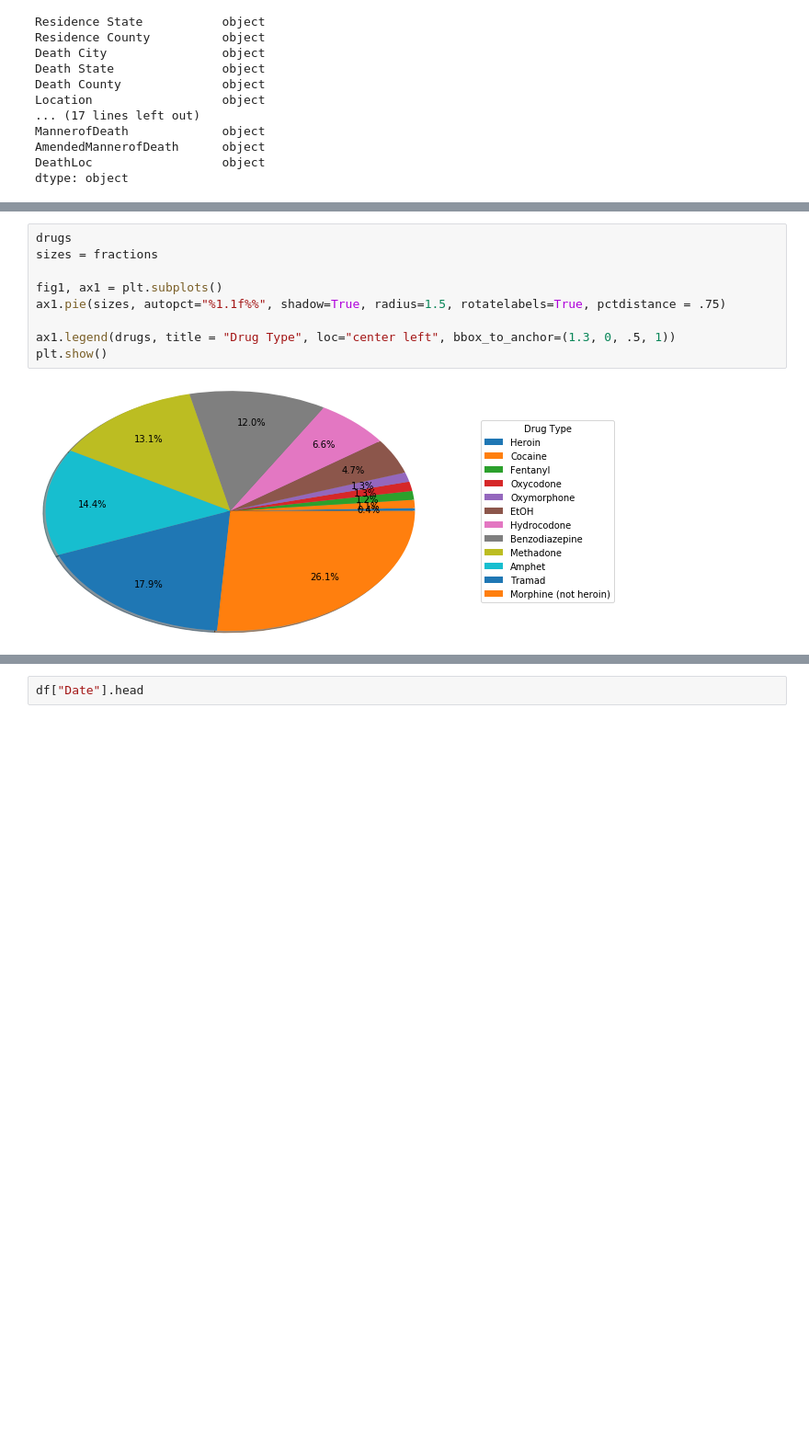
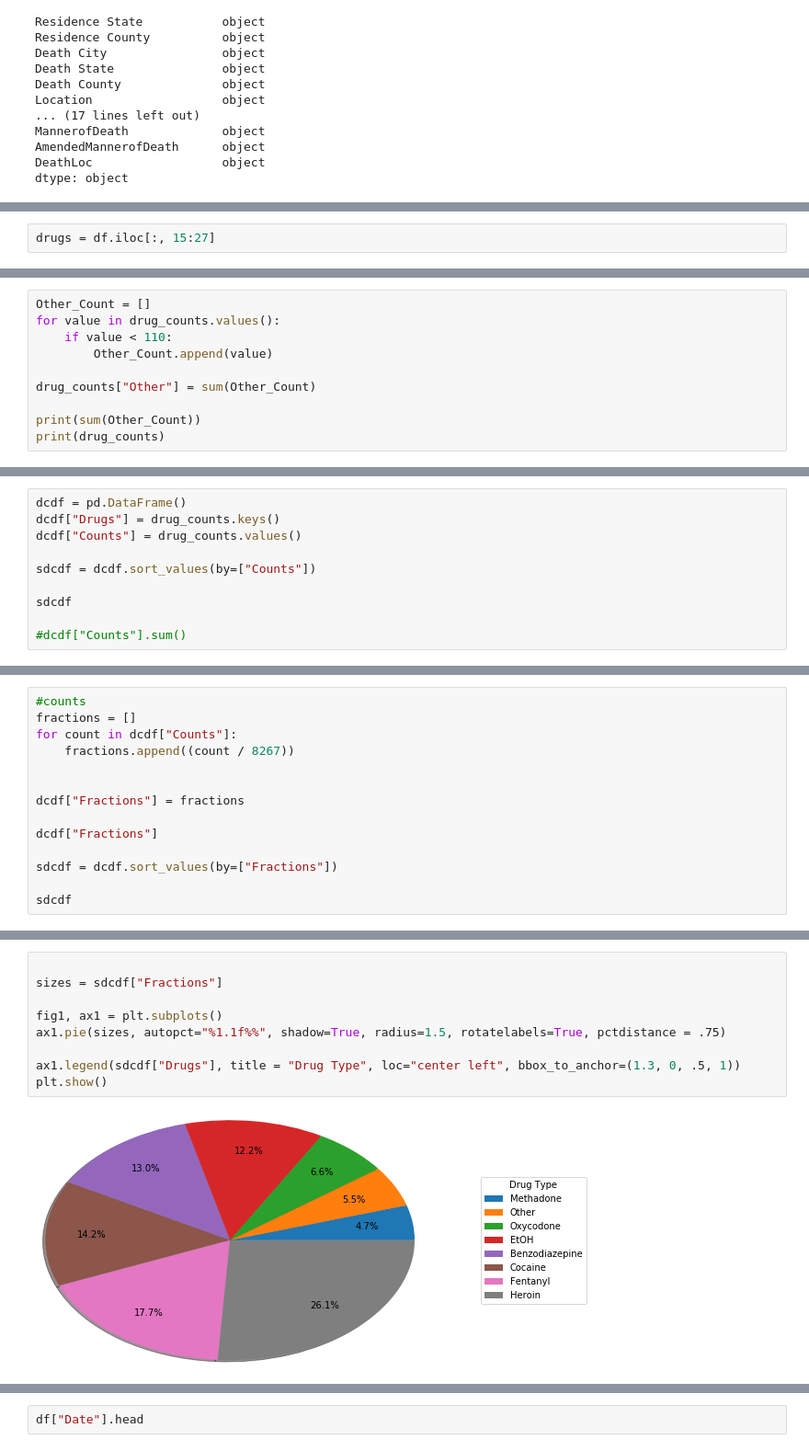
Before and after one commit to jtillis0317/Drills-and-Projects, a Jupyter notebook: Capstone.Unit4.ipynb, the cells around one changed output, grey strips where cells are left out. Shown: that part at 92% size. Saved outputs shown, nothing was run; the diff lists cells and outputs as text; blank space fills up the shorter version.

```diff
--- a/Capstone.Unit4.ipynb
+++ b/Capstone.Unit4.ipynb
@@ -127,0 +112,2 @@ Morphine (not heroin)    2127  26.133432
+# %%
+drugs = df.iloc[:, 15:27]
@@ -127,0 +137,10 @@ Morphine (not heroin)    2127  26.133432
+# %%
+Other_Count = []
+for value in drug_counts.values():
+    if value < 110:
+        Other_Count.append(value)
+
+drug_counts["Other"] = sum(Other_Count)
+
+print(sum(Other_Count))
+print(drug_counts)
@@ -127,0 +156,10 @@ Morphine (not heroin)    2127  26.133432
+# %%
+dcdf = pd.DataFrame()
+dcdf["Drugs"] = drug_counts.keys()
+dcdf["Counts"] = drug_counts.values()
+
+sdcdf = dcdf.sort_values(by=["Counts"])
+
+sdcdf
+
+#dcdf["Counts"].sum()
@@ -127,0 +184,14 @@ Morphine (not heroin)    2127  26.133432
+# %%
+#counts
+fractions = []
+for count in dcdf["Counts"]:
+    fractions.append((count / 8267))
+
+
+dcdf["Fractions"] = fractions
+
+dcdf["Fractions"]
+
+sdcdf = dcdf.sort_values(by=["Fractions"])
+
+sdcdf
@@ -128,11 +208,11 @@ Morphine (not heroin)    2127  26.133432
 # %%
-drugs
-sizes = fractions
+
+sizes = sdcdf["Fractions"]
 
 fig1, ax1 = plt.subplots()
 ax1.pie(sizes, autopct="%1.1f%%", shadow=True, radius=1.5, rotatelabels=True, pctdistance = .75)
 
-ax1.legend(drugs, title = "Drug Type", loc="center left", bbox_to_anchor=(1.3, 0, .5, 1))
+ax1.legend(sdcdf["Drugs"], title = "Drug Type", loc="center left", bbox_to_anchor=(1.3, 0, .5, 1))
 plt.show()
 # %% [output]
-[figure, old version]
+[figure, new version]
```
Also changed, not shown: parts of 30 cells of this notebook.
